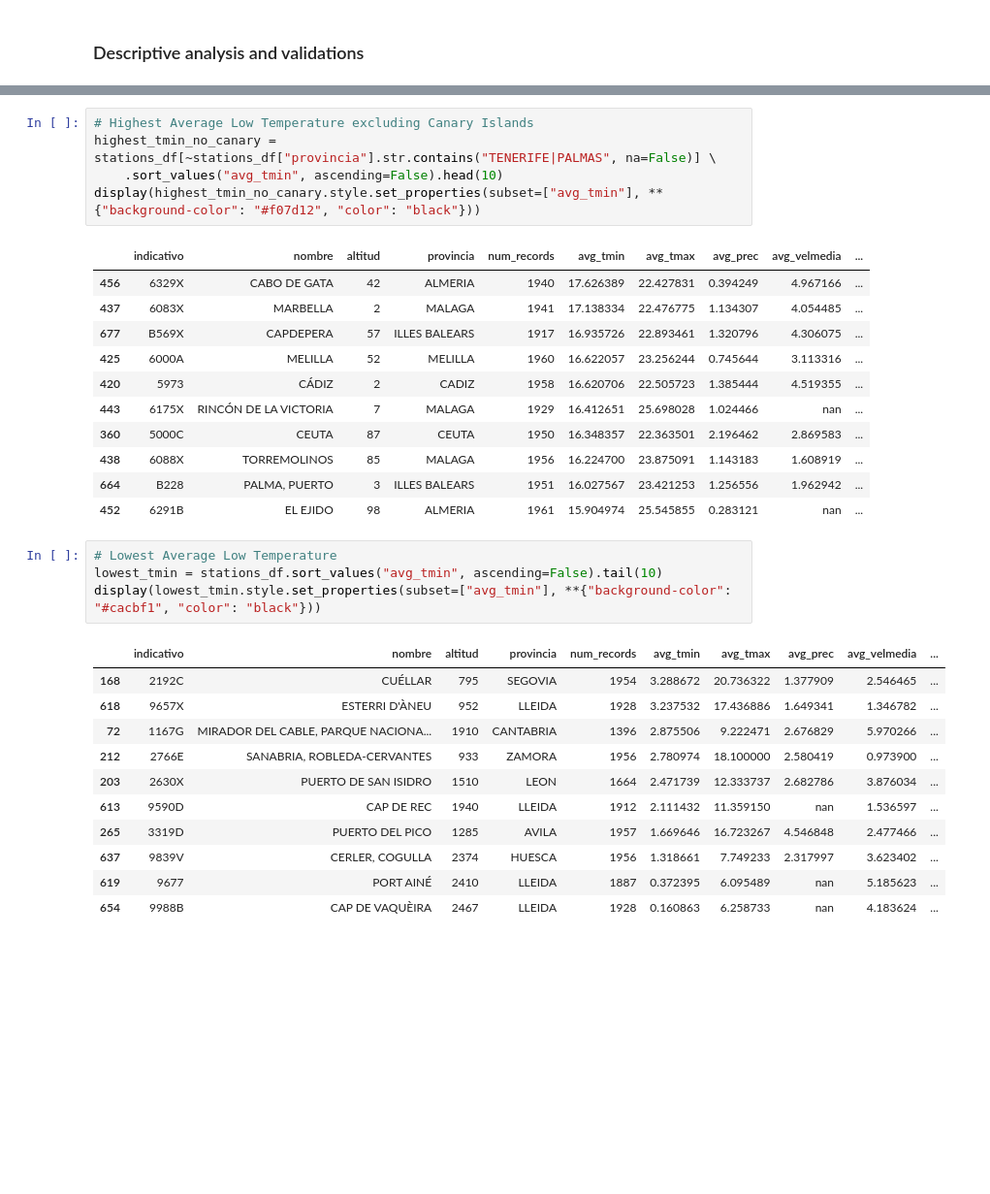
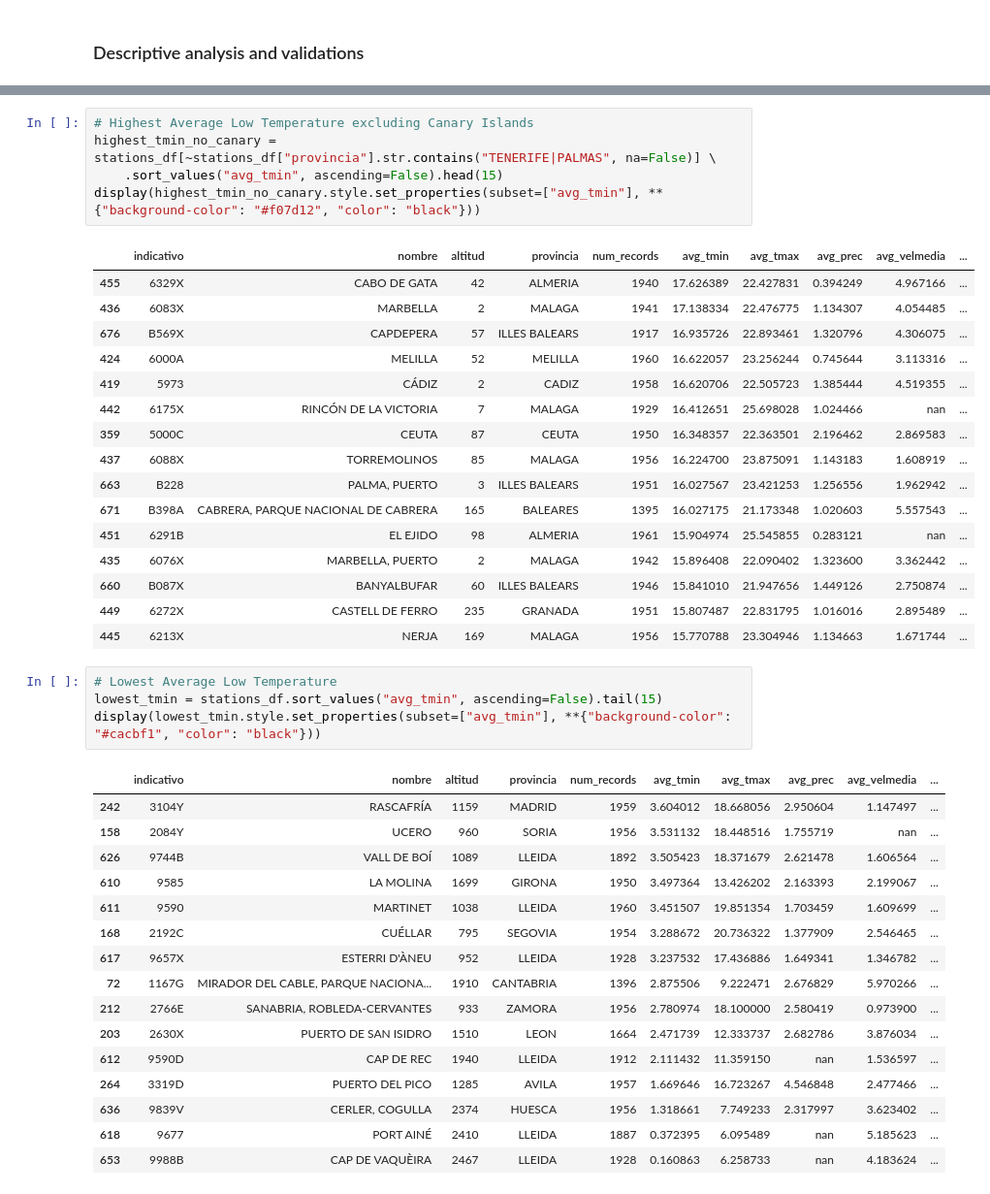
Before and after one commit to reddgr/energy-price-forecasting-in-power-grids, a Jupyter notebook: notebooks/07_weather_stats.ipynb, the cells around one changed output, grey strips where cells are left out. Shown at 97% size. Cells and saved outputs as stored; diff of their text form; blank space fills up the shorter version.

```diff
--- a/notebooks/07_weather_stats.ipynb
+++ b/notebooks/07_weather_stats.ipynb
@@ -152,35 +162,45 @@ display(
 # %%
 # Highest Average Low Temperature excluding Canary Islands
 highest_tmin_no_canary = stations_df[~stations_df["provincia"].str.contains("TENERIFE|PALMAS", na=False)] \
-    .sort_values("avg_tmin", ascending=False).head(10)
+    .sort_values("avg_tmin", ascending=False).head(15)
 display(highest_tmin_no_canary.style.set_properties(subset=["avg_tmin"], **{"background-color": "#f07d12", "color": "black"}))
 # %% [output]
 |  | indicativo | nombre | altitud | provincia | num_records | avg_tmin | avg_tmax | avg_prec | avg_velmedia | ... |
-| 456 | 6329X | CABO DE GATA | 42 | ALMERIA | 1940 | 17.626389 | 22.427831 | 0.394249 | 4.967166 | ... |
-| 437 | 6083X | MARBELLA | 2 | MALAGA | 1941 | 17.138334 | 22.476775 | 1.134307 | 4.054485 | ... |
-| 677 | B569X | CAPDEPERA | 57 | ILLES BALEARS | 1917 | 16.935726 | 22.893461 | 1.320796 | 4.306075 | ... |
-| 425 | 6000A | MELILLA | 52 | MELILLA | 1960 | 16.622057 | 23.256244 | 0.745644 | 3.113316 | ... |
-| 420 | 5973 | CÁDIZ | 2 | CADIZ | 1958 | 16.620706 | 22.505723 | 1.385444 | 4.519355 | ... |
-| 443 | 6175X | RINCÓN DE LA VICTORIA | 7 | MALAGA | 1929 | 16.412651 | 25.698028 | 1.024466 | nan | ... |
-| 360 | 5000C | CEUTA | 87 | CEUTA | 1950 | 16.348357 | 22.363501 | 2.196462 | 2.869583 | ... |
-| 438 | 6088X | TORREMOLINOS | 85 | MALAGA | 1956 | 16.224700 | 23.875091 | 1.143183 | 1.608919 | ... |
-| 664 | B228 | PALMA, PUERTO | 3 | ILLES BALEARS | 1951 | 16.027567 | 23.421253 | 1.256556 | 1.962942 | ... |
-| 452 | 6291B | EL EJIDO | 98 | ALMERIA | 1961 | 15.904974 | 25.545855 | 0.283121 | nan | ... |
+| 455 | 6329X | CABO DE GATA | 42 | ALMERIA | 1940 | 17.626389 | 22.427831 | 0.394249 | 4.967166 | ... |
+| 436 | 6083X | MARBELLA | 2 | MALAGA | 1941 | 17.138334 | 22.476775 | 1.134307 | 4.054485 | ... |
+| 676 | B569X | CAPDEPERA | 57 | ILLES BALEARS | 1917 | 16.935726 | 22.893461 | 1.320796 | 4.306075 | ... |
+| 424 | 6000A | MELILLA | 52 | MELILLA | 1960 | 16.622057 | 23.256244 | 0.745644 | 3.113316 | ... |
+| 419 | 5973 | CÁDIZ | 2 | CADIZ | 1958 | 16.620706 | 22.505723 | 1.385444 | 4.519355 | ... |
+| 442 | 6175X | RINCÓN DE LA VICTORIA | 7 | MALAGA | 1929 | 16.412651 | 25.698028 | 1.024466 | nan | ... |
+| 359 | 5000C | CEUTA | 87 | CEUTA | 1950 | 16.348357 | 22.363501 | 2.196462 | 2.869583 | ... |
+| 437 | 6088X | TORREMOLINOS | 85 | MALAGA | 1956 | 16.224700 | 23.875091 | 1.143183 | 1.608919 | ... |
+| 663 | B228 | PALMA, PUERTO | 3 | ILLES BALEARS | 1951 | 16.027567 | 23.421253 | 1.256556 | 1.962942 | ... |
+| 671 | B398A | CABRERA, PARQUE NACIONAL DE CABRERA | 165 | BALEARES | 1395 | 16.027175 | 21.173348 | 1.020603 | 5.557543 | ... |
+| 451 | 6291B | EL EJIDO | 98 | ALMERIA | 1961 | 15.904974 | 25.545855 | 0.283121 | nan | ... |
+| 435 | 6076X | MARBELLA, PUERTO | 2 | MALAGA | 1942 | 15.896408 | 22.090402 | 1.323600 | 3.362442 | ... |
+| 660 | B087X | BANYALBUFAR | 60 | ILLES BALEARS | 1946 | 15.841010 | 21.947656 | 1.449126 | 2.750874 | ... |
+| 449 | 6272X | CASTELL DE FERRO | 235 | GRANADA | 1951 | 15.807487 | 22.831795 | 1.016016 | 2.895489 | ... |
+| 445 | 6213X | NERJA | 169 | MALAGA | 1956 | 15.770788 | 23.304946 | 1.134663 | 1.671744 | ... |
 # %%
 # Lowest Average Low Temperature
-lowest_tmin = stations_df.sort_values("avg_tmin", ascending=False).tail(10)
+lowest_tmin = stations_df.sort_values("avg_tmin", ascending=False).tail(15)
 display(lowest_tmin.style.set_properties(subset=["avg_tmin"], **{"background-color": "#cacbf1", "color": "black"}))
 # %% [output]
 |  | indicativo | nombre | altitud | provincia | num_records | avg_tmin | avg_tmax | avg_prec | avg_velmedia | ... |
+| 242 | 3104Y | RASCAFRÍA | 1159 | MADRID | 1959 | 3.604012 | 18.668056 | 2.950604 | 1.147497 | ... |
+| 158 | 2084Y | UCERO | 960 | SORIA | 1956 | 3.531132 | 18.448516 | 1.755719 | nan | ... |
+| 626 | 9744B | VALL DE BOÍ | 1089 | LLEIDA | 1892 | 3.505423 | 18.371679 | 2.621478 | 1.606564 | ... |
+| 610 | 9585 | LA MOLINA | 1699 | GIRONA | 1950 | 3.497364 | 13.426202 | 2.163393 | 2.199067 | ... |
+| 611 | 9590 | MARTINET | 1038 | LLEIDA | 1960 | 3.451507 | 19.851354 | 1.703459 | 1.609699 | ... |
 | 168 | 2192C | CUÉLLAR | 795 | SEGOVIA | 1954 | 3.288672 | 20.736322 | 1.377909 | 2.546465 | ... |
-| 618 | 9657X | ESTERRI D'ÀNEU | 952 | LLEIDA | 1928 | 3.237532 | 17.436886 | 1.649341 | 1.346782 | ... |
+| 617 | 9657X | ESTERRI D'ÀNEU | 952 | LLEIDA | 1928 | 3.237532 | 17.436886 | 1.649341 | 1.346782 | ... |
 | 72 | 1167G | MIRADOR DEL CABLE, PARQUE NACIONA... | 1910 | CANTABRIA | 1396 | 2.875506 | 9.222471 | 2.676829 | 5.970266 | ... |
 | 212 | 2766E | SANABRIA, ROBLEDA-CERVANTES | 933 | ZAMORA | 1956 | 2.780974 | 18.100000 | 2.580419 | 0.973900 | ... |
 | 203 | 2630X | PUERTO DE SAN ISIDRO | 1510 | LEON | 1664 | 2.471739 | 12.333737 | 2.682786 | 3.876034 | ... |
-| 613 | 9590D | CAP DE REC | 1940 | LLEIDA | 1912 | 2.111432 | 11.359150 | nan | 1.536597 | ... |
-| 265 | 3319D | PUERTO DEL PICO | 1285 | AVILA | 1957 | 1.669646 | 16.723267 | 4.546848 | 2.477466 | ... |
-| 637 | 9839V | CERLER, COGULLA | 2374 | HUESCA | 1956 | 1.318661 | 7.749233 | 2.317997 | 3.623402 | ... |
-| 619 | 9677 | PORT AINÉ | 2410 | LLEIDA | 1887 | 0.372395 | 6.095489 | nan | 5.185623 | ... |
-| 654 | 9988B | CAP DE VAQUÈIRA | 2467 | LLEIDA | 1928 | 0.160863 | 6.258733 | nan | 4.183624 | ... |
+| 612 | 9590D | CAP DE REC | 1940 | LLEIDA | 1912 | 2.111432 | 11.359150 | nan | 1.536597 | ... |
+| 264 | 3319D | PUERTO DEL PICO | 1285 | AVILA | 1957 | 1.669646 | 16.723267 | 4.546848 | 2.477466 | ... |
+| 636 | 9839V | CERLER, COGULLA | 2374 | HUESCA | 1956 | 1.318661 | 7.749233 | 2.317997 | 3.623402 | ... |
+| 618 | 9677 | PORT AINÉ | 2410 | LLEIDA | 1887 | 0.372395 | 6.095489 | nan | 5.185623 | ... |
+| 653 | 9988B | CAP DE VAQUÈIRA | 2467 | LLEIDA | 1928 | 0.160863 | 6.258733 | nan | 4.183624 | ... |
 # %%
 # Highest Average Precipitation
```
Also changed, not shown: parts of 16 cells of this notebook.
